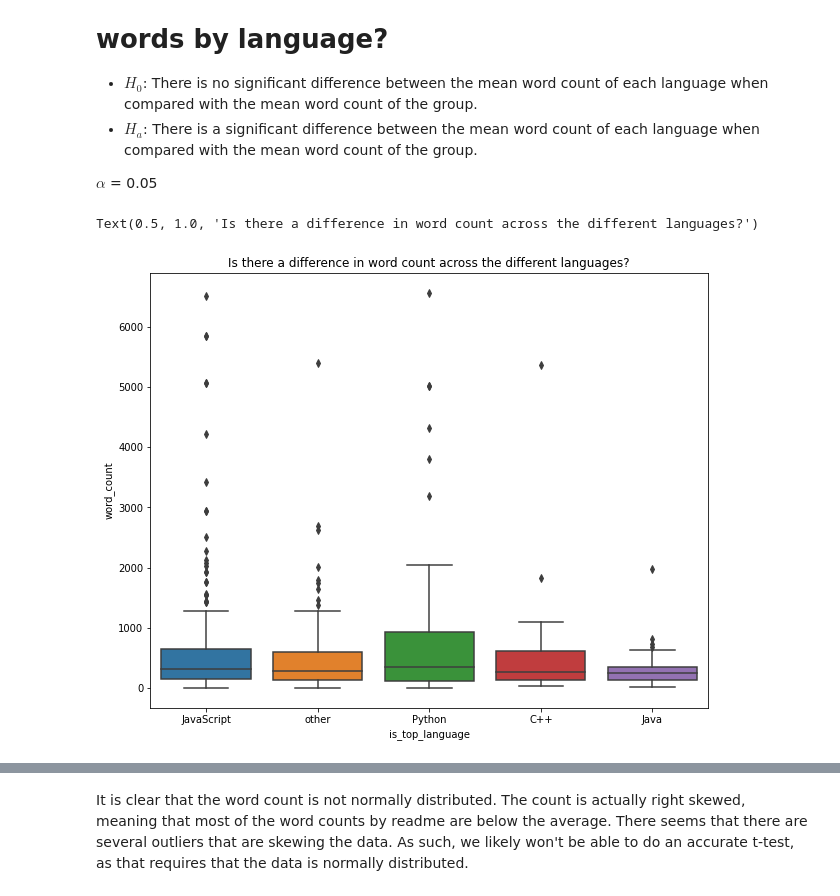
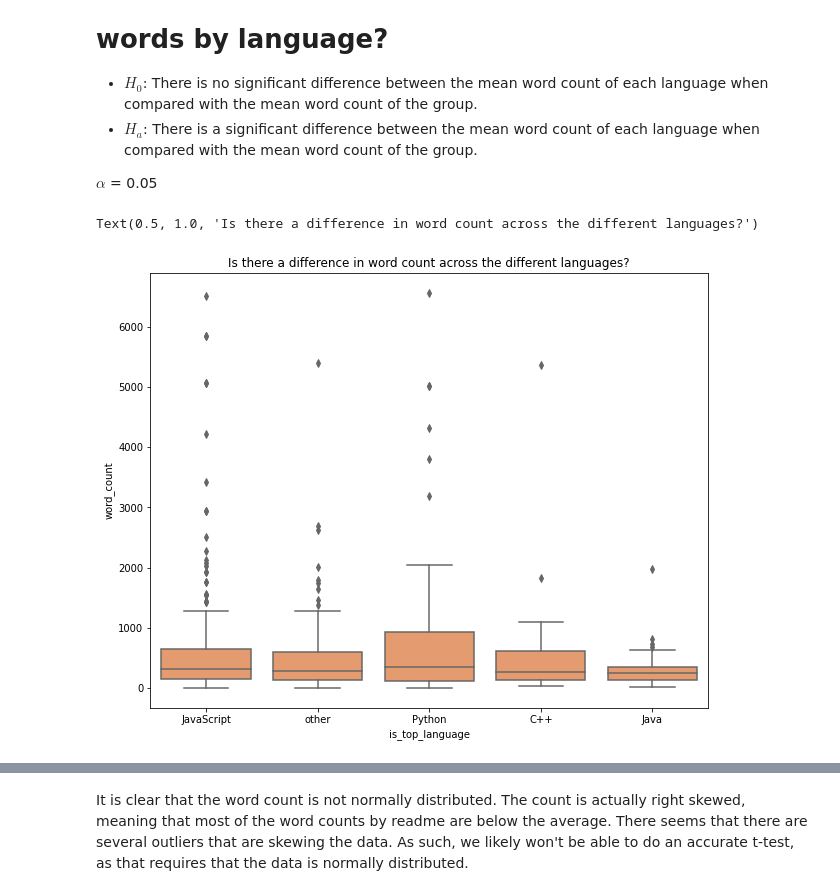
Before and after one commit to nlp-github-project/nlp-github-project, a Jupyter notebook: project_notebook.ipynb, the cells around one changed output, grey strips where cells are left out. Saved outputs shown, nothing was run; the diff lists cells and outputs as text; code cells hidden in the pictures.

```diff
--- a/project_notebook.ipynb
+++ b/project_notebook.ipynb
@@ -400,11 +399,11 @@ We can see that there might be some problems with the tokenizer, which is leadin
 $\alpha$ = 0.05
 # %%
 plt.figure(figsize=(10,8))
-sns.boxplot(data=df, x='is_top_language', y="word_count")
+sns.boxplot(data=df, x='is_top_language', y="word_count", color = "#f7965cff")
 plt.title("Is there a difference in word count across the different languages?")
 # %% [output]
 Text(0.5, 1.0, 'Is there a difference in word count across the different languages?')
-[figure, old version]
+[figure, new version]
 # %%
 explore.plot_word_count_distribution(df)
 # %% [output]
```
Also changed, not shown: parts of 23 cells of this notebook.
